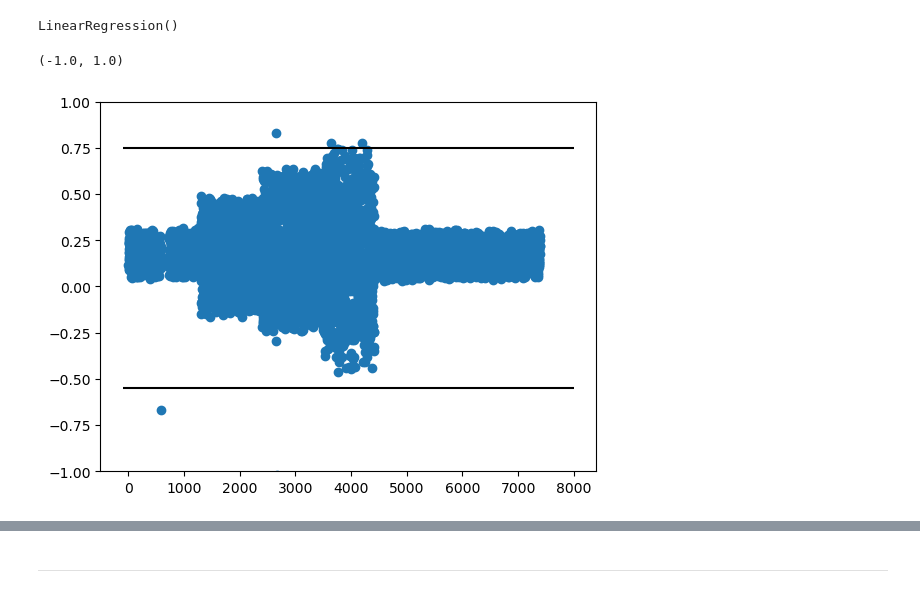
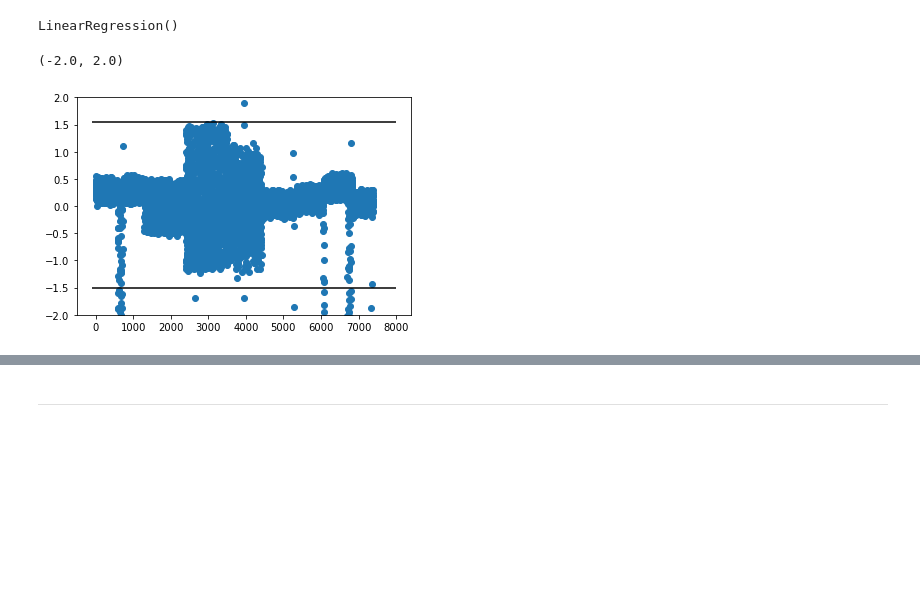
Before and after one commit to jjh0987/MyProject, a Jupyter notebook: pythonProject/AI_factory/2023_ai_spark/Untitled1.ipynb, the cells around one changed output, grey strips where cells are left out. Cells and saved outputs as stored; diff of their text form; code cells hidden in the pictures; blank space fills up the shorter version.

```diff
--- a/pythonProject/AI_factory/2023_ai_spark/Untitled1.ipynb
+++ b/pythonProject/AI_factory/2023_ai_spark/Untitled1.ipynb
@@ -6,3 +6,5 @@ warnings.filterwarnings(action='ignore')
 
 train = pd.read_csv('./train_data.csv')
 test = pd.read_csv('./test_data.csv')
+
+train = pd.concat([train,test],axis=0)
@@ -94,6 +94,9 @@ tar = pd.DataFrame(ohe.fit_transform(train[['type']]))
 target = pd.concat([train.loc[:,train.columns[:-1]],tar],axis=1)
 label = target[setting]
 target = target.drop(setting,axis=1)
+# %%
+target = target.rename({0:'type0',1:'type1',2:'type2',3:'type3',
+              4:'type4',5:'type5',6:'type6',7:'type7'},axis=1)
 # %%
 from sklearn.linear_model import LinearRegression
 model = LinearRegression()
@@ -105,6 +108,8 @@ tar = pd.DataFrame(ohe.fit_transform(test[['type']]))
 target = pd.concat([test.loc[:,test.columns[:-1]],tar],axis=1)
 label = target[setting]
 target = target.drop(setting,axis=1)
+target = target.rename({0:'type0',1:'type1',2:'type2',3:'type3',
+              4:'type4',5:'type5',6:'type6',7:'type7'},axis=1)
 # %%
 from sklearn.preprocessing import StandardScaler
 import numpy as np
@@ -117,13 +122,13 @@ value = scaler.fit_transform(np.array(model.predict(target) - test[setting]).res
 # linear.predict(test.drop('motor_vibe',axis=1))
 # %%
 plt.scatter(range(len(value)),value)
-plt.hlines(0.75,-100,8000,colors='black')
-plt.hlines(-0.55,-100,8000,colors='black')
+plt.hlines(1.55,-100,8000,colors='black')
+plt.hlines(-1.5,-100,8000,colors='black')
 
-plt.ylim(-1,1)
+plt.ylim(-2,2)
 # %% [output]
-(-1.0, 1.0)
+(-2.0, 2.0)
-[figure, old version]
+[figure, new version]
 # %%
 # motor_rpm : Abnormal - 338
 tp = pd.DataFrame(value)
```
Also changed, not shown: parts of 8 cells of this notebook.
